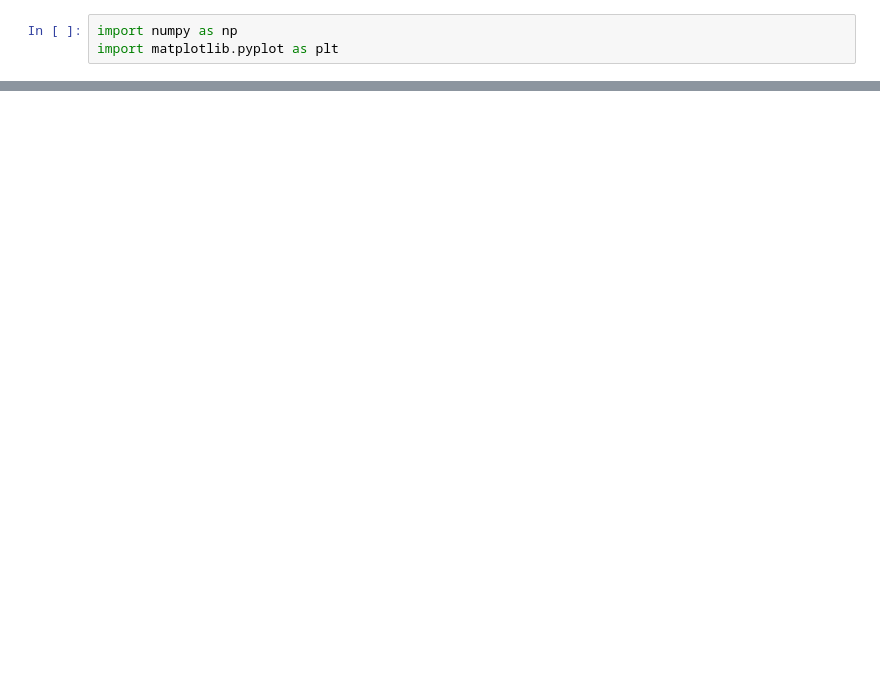
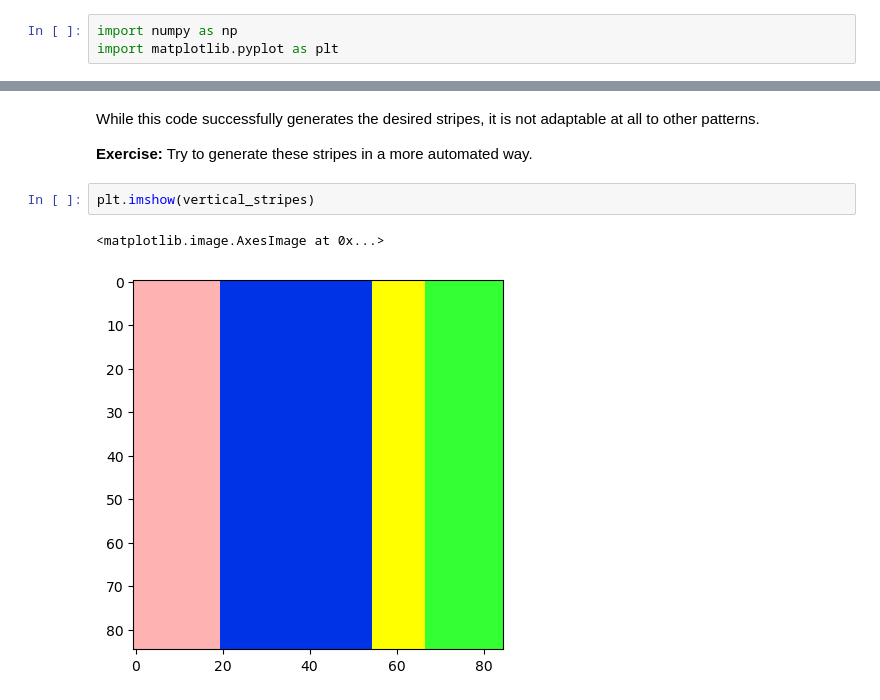
Before and after one commit to jllottes/jllottes.github.io, a Jupyter notebook: _static/weekly_notebooks/week08_notebook.ipynb, the cells around one changed output, grey strips where cells are left out. Saved outputs shown, nothing was run; the diff lists cells and outputs as text; blank space fills up the shorter version.

```diff
--- a/_static/weekly_notebooks/week08_notebook.ipynb
+++ b/_static/weekly_notebooks/week08_notebook.ipynb
@@ -244,0 +21,9 @@ monkey.shape
+# %% [markdown]
+While this code successfully generates the desired stripes, it is not adaptable at all to other patterns.
+
+**Exercise:** Try to generate these stripes in a more automated way.
+# %%
+plt.imshow(vertical_stripes)
+# %% [output]
+<matplotlib.image.AxesImage at 0x...>
+[figure, added]
```
Also changed, not shown: parts of 80 cells of this notebook, 9 other files.
